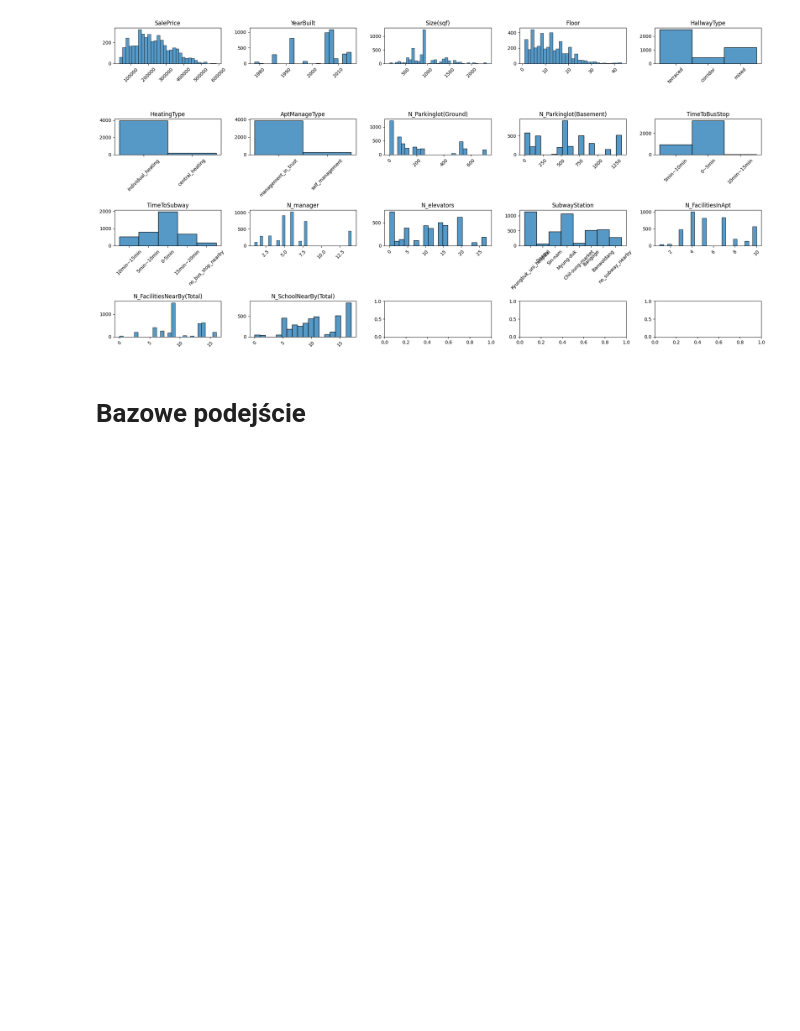
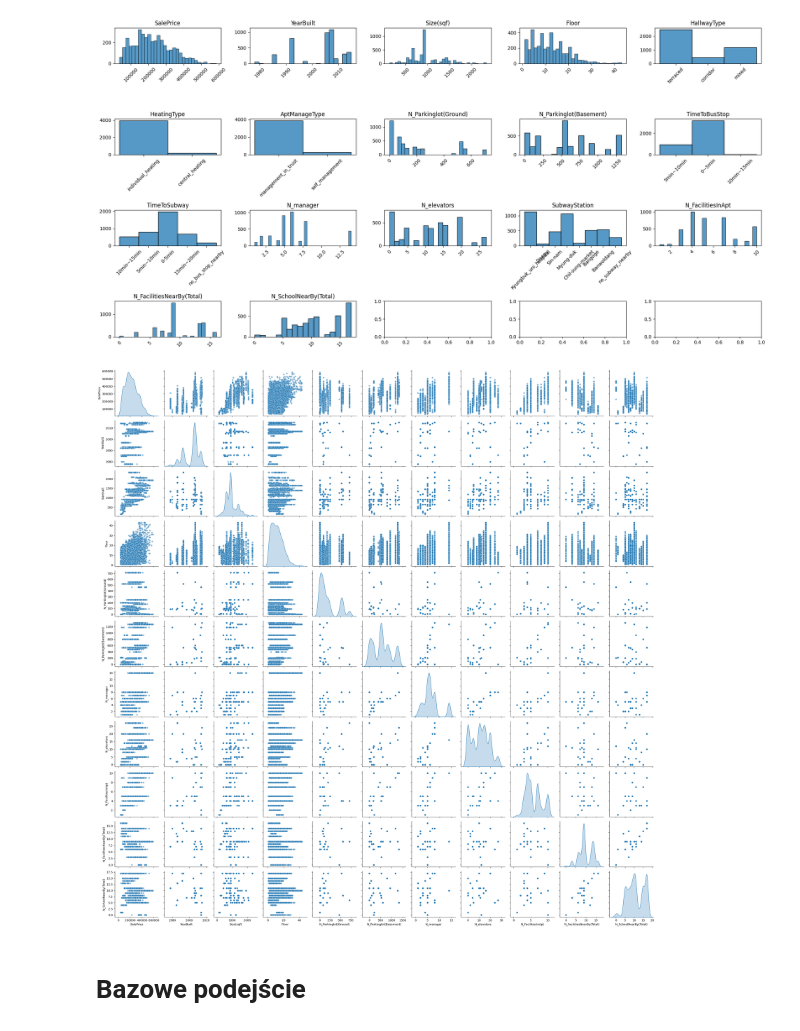
Before and after one commit to BrunoSienkiewicz/Neural-networks, a Jupyter notebook: miniprojekt_2/miniprojekt_2_bruno.ipynb, the cells around one changed output. Cells and saved outputs as stored; diff of their text form; code cells hidden in the pictures; blank space fills up the shorter version.

```diff
--- a/miniprojekt_2/miniprojekt_2_bruno.ipynb
+++ b/miniprojekt_2/miniprojekt_2_bruno.ipynb
@@ -44,6 +57,12 @@ plt.tight_layout()
 plt.show()
 # %% [output]
 [figure]
+# %%
+sns.pairplot(data, diag_kind='kde', plot_kws={'alpha': 0.5})
+plt.tight_layout()
+plt.show()
+# %% [output]
+[figure, added]
 # %% [markdown]
 # Bazowe podejście
 # %% [markdown]
```
Also changed, not shown: parts of 79 cells of this notebook, 11 other files.
